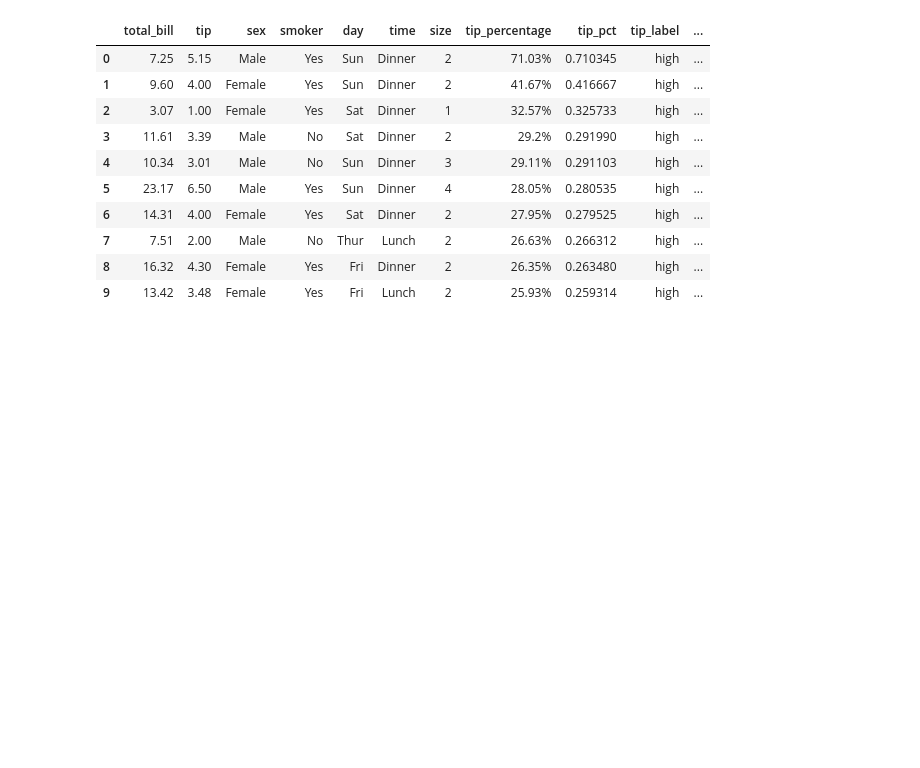
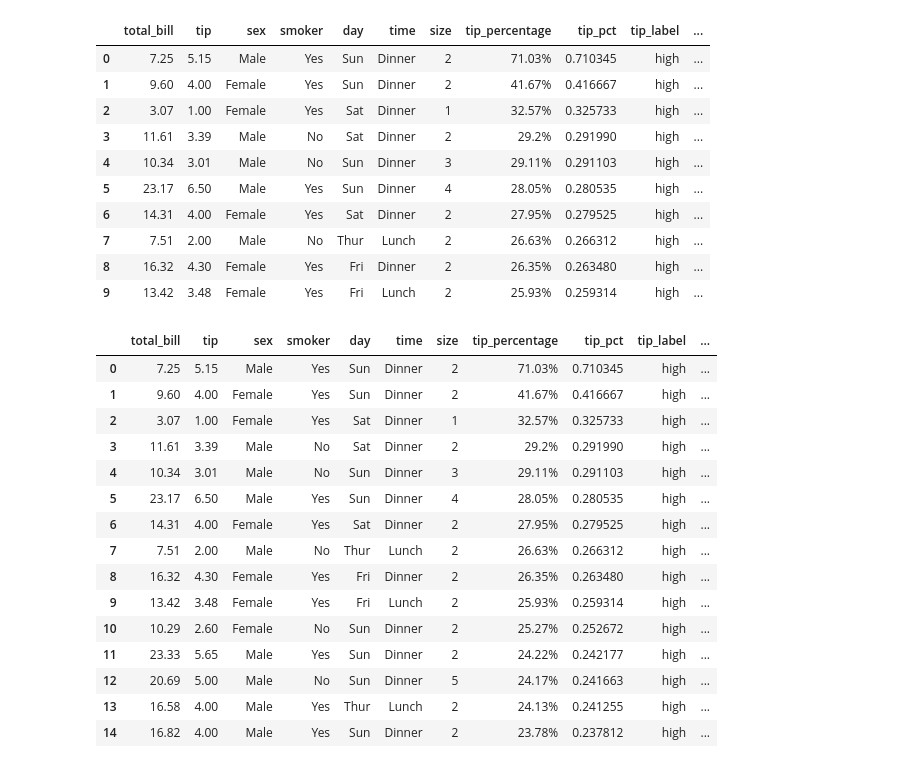
Before and after one commit to NarcisoRibeiro/Data-Analysis-Studies, a Jupyter notebook: Job-Prep-Notebook.ipynb, the cells around one changed output. Drawn from its saved outputs; the diff is of its cells as text; code cells hidden in the pictures; blank space fills up the shorter version.

```diff
--- a/Job-Prep-Notebook.ipynb
+++ b/Job-Prep-Notebook.ipynb
@@ -270,3 +270,37 @@ df.head(10)
 | 7 | 7.51 | 2.00 | Male | No | Thur | Lunch | 2 | 26.63% | 0.266312 | high | ... |
 | 8 | 16.32 | 4.30 | Female | Yes | Fri | Dinner | 2 | 26.35% | 0.263480 | high | ... |
 | 9 | 13.42 | 3.48 | Female | Yes | Fri | Lunch | 2 | 25.93% | 0.259314 | high | ... |
+# %%
+# 🔹 Task 4.2 Use your new date column to extract at least two useful time
+#components and store them in new columns.
+
+# Extract week and month from the date
+df['week'] = df['date'].dt.isocalendar().week
+df['month'] = df['date'].dt.month
+
+# Calculate weekly and monthly averages
+week_avg = df.groupby('week')['tip_pct'].mean()
+month_avg = df.groupby('month')['tip_pct'].mean()
+
+# Map back to the original DataFrame
+df['week_avg'] = df['week'].map(week_avg)
+df['month_avg'] = df['month'].map(month_avg)
+
+df.head(15)
+# %% [output]
+|  | total_bill | tip | sex | smoker | day | time | size | tip_percentage | tip_pct | tip_label | ... |
+| 0 | 7.25 | 5.15 | Male | Yes | Sun | Dinner | 2 | 71.03% | 0.710345 | high | ... |
+| 1 | 9.60 | 4.00 | Female | Yes | Sun | Dinner | 2 | 41.67% | 0.416667 | high | ... |
+| 2 | 3.07 | 1.00 | Female | Yes | Sat | Dinner | 1 | 32.57% | 0.325733 | high | ... |
+| 3 | 11.61 | 3.39 | Male | No | Sat | Dinner | 2 | 29.2% | 0.291990 | high | ... |
+| 4 | 10.34 | 3.01 | Male | No | Sun | Dinner | 3 | 29.11% | 0.291103 | high | ... |
+| 5 | 23.17 | 6.50 | Male | Yes | Sun | Dinner | 4 | 28.05% | 0.280535 | high | ... |
+| 6 | 14.31 | 4.00 | Female | Yes | Sat | Dinner | 2 | 27.95% | 0.279525 | high | ... |
+| 7 | 7.51 | 2.00 | Male | No | Thur | Lunch | 2 | 26.63% | 0.266312 | high | ... |
+| 8 | 16.32 | 4.30 | Female | Yes | Fri | Dinner | 2 | 26.35% | 0.263480 | high | ... |
+| 9 | 13.42 | 3.48 | Female | Yes | Fri | Lunch | 2 | 25.93% | 0.259314 | high | ... |
+| 10 | 10.29 | 2.60 | Female | No | Sun | Dinner | 2 | 25.27% | 0.252672 | high | ... |
+| 11 | 23.33 | 5.65 | Male | Yes | Sun | Dinner | 2 | 24.22% | 0.242177 | high | ... |
+| 12 | 20.69 | 5.00 | Male | No | Sun | Dinner | 5 | 24.17% | 0.241663 | high | ... |
+| 13 | 16.58 | 4.00 | Male | Yes | Thur | Lunch | 2 | 24.13% | 0.241255 | high | ... |
+| 14 | 16.82 | 4.00 | Male | Yes | Sun | Dinner | 2 | 23.78% | 0.237812 | high | ... |
```
Also changed, not shown: parts of 1 cell of this notebook.
